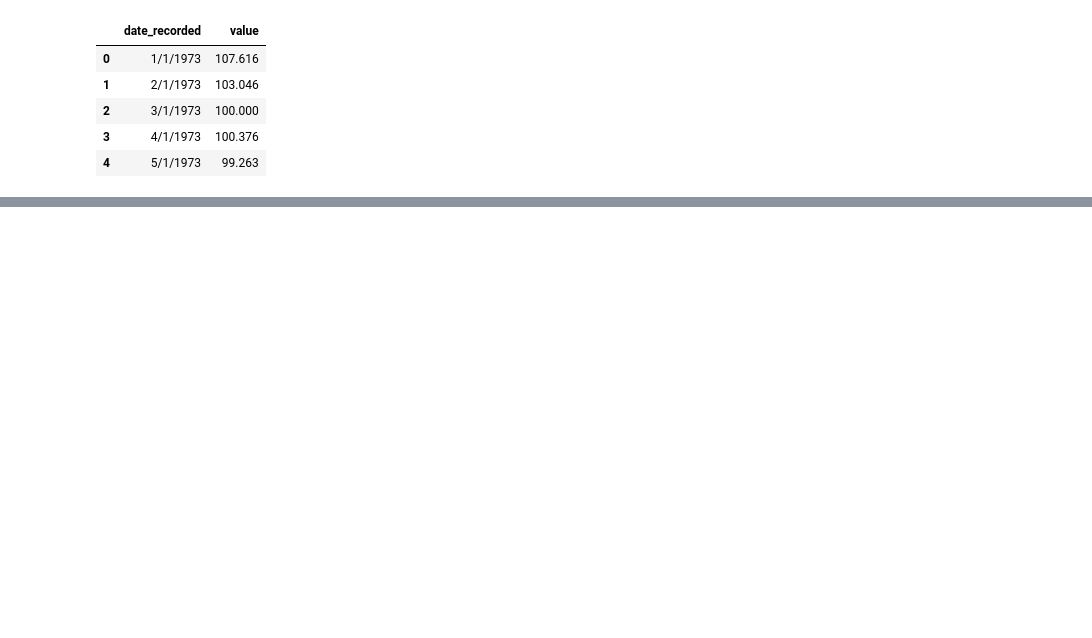
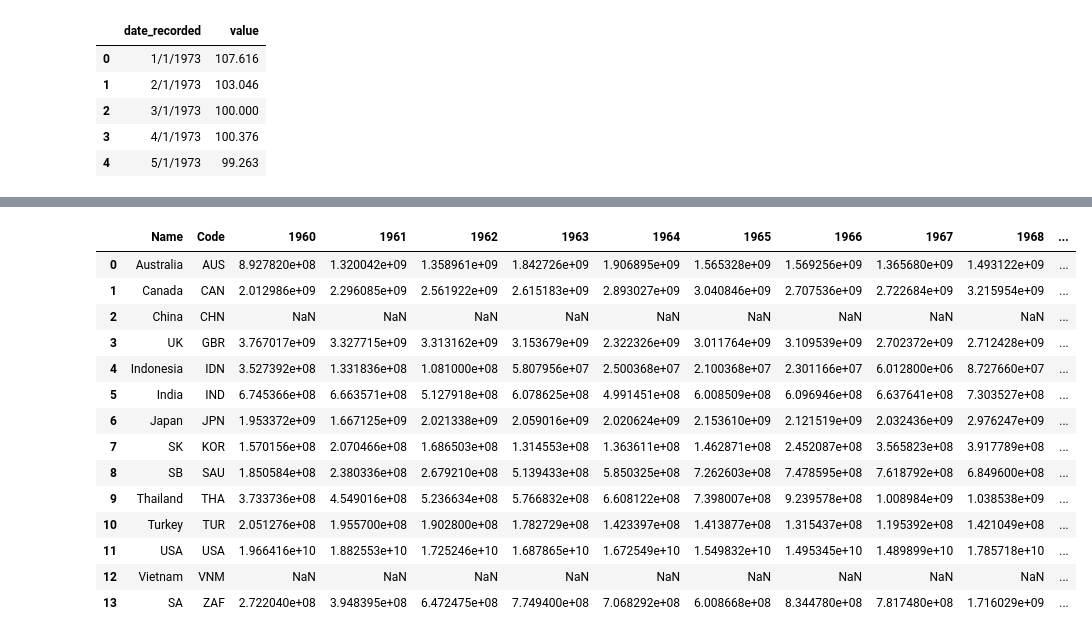
Before and after one commit to cjvilla/Gold-Projections, a Jupyter notebook: Code/clean_renaming_data.ipynb, the cells around one changed output, grey strips where cells are left out. Cells and saved outputs as stored; diff of their text form; code cells hidden in the pictures; blank space fills up the shorter version.

Commit message:
Renamed all columns for datasets

```diff
--- a/Code/clean_renaming_data.ipynb
+++ b/Code/clean_renaming_data.ipynb
@@ -113,3 +124,11 @@ index_df.head()
 | 2 | 3/1/1973 | 100.000 |
 | 3 | 4/1/1973 | 100.376 |
 | 4 | 5/1/1973 | 99.263 |
+# %%
+reserves_df = pd.read_csv('https://gold-projections.s3.us-east-2.amazonaws.com/central_bank_reserves.csv')
+reserves_df = reserves_df.dropna(how='all')
+reserves_df = reserves_df.rename(columns={
+    'Country Name': 'Name',
+    'Country Code': 'Code'
+})
+reserves_df.head()
@@ -115,0 +142,7 @@ index_df.head()
+# %%
+reserves_df['Name'] = reserves_df['Name'].replace({'United States':'USA'})
+reserves_df['Name'] = reserves_df['Name'].replace({'United Kingdom':'UK'})
+reserves_df['Name'] = reserves_df['Name'].replace({'Saudi Arabia': 'SB'})
+reserves_df['Name'] = reserves_df['Name'].replace({'South Korea': 'SK'})
+reserves_df['Name'] = reserves_df['Name'].replace({'South Africa': 'SA'})
+reserves_df.head()
@@ -115,0 +156,20 @@ index_df.head()
+# %%
+reserves_df = reserves_df.loc[reserves_df['Name'].isin(['USA','Japan', 'UK', 'Canada', 'Swizerland', 'India', 'China', 'Turkey', 'SB', 'Indonesia', 'UAE', 'Thailand', 'Vietnam', 'Egypt', 'SK', 'Russia', 'SA', 'Australia'])]
+reserves_df = reserves_df.reset_index(drop=True)
+reserves_df.head(18)
+# %% [output]
+|  | Name | Code | 1960 | 1961 | 1962 | 1963 | 1964 | 1965 | 1966 | 1967 | 1968 | ... |
+| 0 | Australia | AUS | 8.927820e+08 | 1.320042e+09 | 1.358961e+09 | 1.842726e+09 | 1.906895e+09 | 1.565328e+09 | 1.569256e+09 | 1.365680e+09 | 1.493122e+09 | ... |
+| 1 | Canada | CAN | 2.012986e+09 | 2.296085e+09 | 2.561922e+09 | 2.615183e+09 | 2.893027e+09 | 3.040846e+09 | 2.707536e+09 | 2.722684e+09 | 3.215954e+09 | ... |
+| 2 | China | CHN | NaN | NaN | NaN | NaN | NaN | NaN | NaN | NaN | NaN | ... |
+| 3 | UK | GBR | 3.767017e+09 | 3.327715e+09 | 3.313162e+09 | 3.153679e+09 | 2.322326e+09 | 3.011764e+09 | 3.109539e+09 | 2.702372e+09 | 2.712428e+09 | ... |
+| 4 | Indonesia | IDN | 3.527392e+08 | 1.331836e+08 | 1.081000e+08 | 5.807956e+07 | 2.500368e+07 | 2.100368e+07 | 2.301166e+07 | 6.012800e+06 | 8.727660e+07 | ... |
+| 5 | India | IND | 6.745366e+08 | 6.663571e+08 | 5.127918e+08 | 6.078625e+08 | 4.991451e+08 | 6.008509e+08 | 6.096946e+08 | 6.637641e+08 | 7.303527e+08 | ... |
+| 6 | Japan | JPN | 1.953372e+09 | 1.667125e+09 | 2.021338e+09 | 2.059016e+09 | 2.020624e+09 | 2.153610e+09 | 2.121519e+09 | 2.032436e+09 | 2.976247e+09 | ... |
+| 7 | SK | KOR | 1.570156e+08 | 2.070466e+08 | 1.686503e+08 | 1.314553e+08 | 1.363611e+08 | 1.462871e+08 | 2.452087e+08 | 3.565823e+08 | 3.917789e+08 | ... |
+| 8 | SB | SAU | 1.850584e+08 | 2.380336e+08 | 2.679210e+08 | 5.139433e+08 | 5.850325e+08 | 7.262603e+08 | 7.478595e+08 | 7.618792e+08 | 6.849600e+08 | ... |
+| 9 | Thailand | THA | 3.733736e+08 | 4.549016e+08 | 5.236634e+08 | 5.766832e+08 | 6.608122e+08 | 7.398007e+08 | 9.239578e+08 | 1.008984e+09 | 1.038538e+09 | ... |
+| 10 | Turkey | TUR | 2.051276e+08 | 1.955700e+08 | 1.902800e+08 | 1.782729e+08 | 1.423397e+08 | 1.413877e+08 | 1.315437e+08 | 1.195392e+08 | 1.421049e+08 | ... |
+| 11 | USA | USA | 1.966416e+10 | 1.882553e+10 | 1.725246e+10 | 1.687865e+10 | 1.672549e+10 | 1.549832e+10 | 1.495345e+10 | 1.489899e+10 | 1.785718e+10 | ... |
+| 12 | Vietnam | VNM | NaN | NaN | NaN | NaN | NaN | NaN | NaN | NaN | NaN | ... |
+| 13 | SA | ZAF | 2.722040e+08 | 3.948395e+08 | 6.472475e+08 | 7.749400e+08 | 7.068292e+08 | 6.008668e+08 | 8.344780e+08 | 7.817480e+08 | 1.716029e+09 | ... |
```
Also changed, not shown: parts of 4 cells of this notebook.
